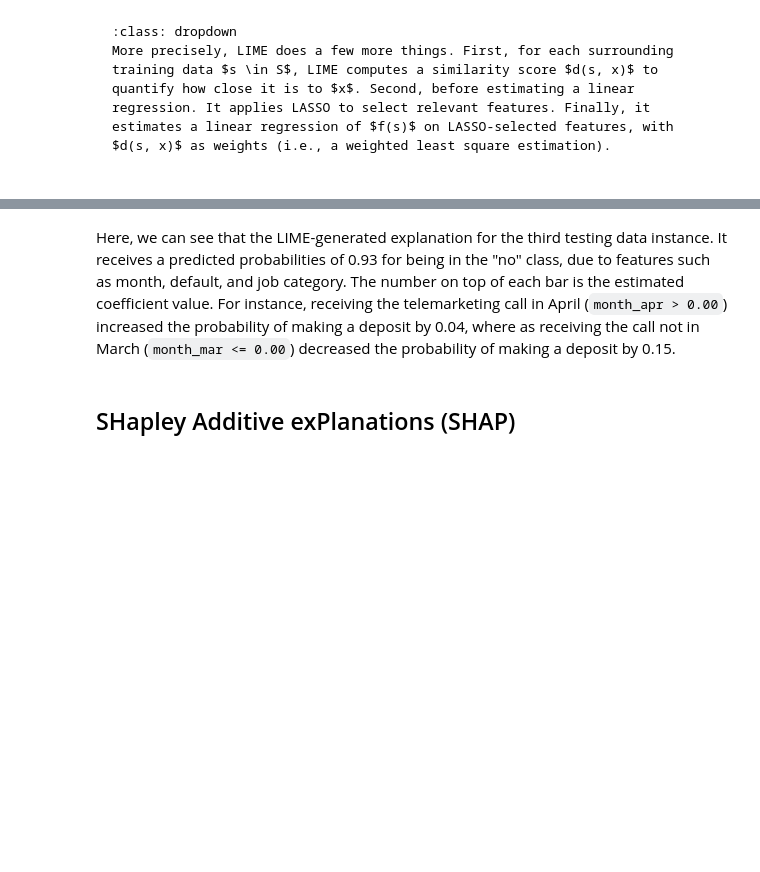
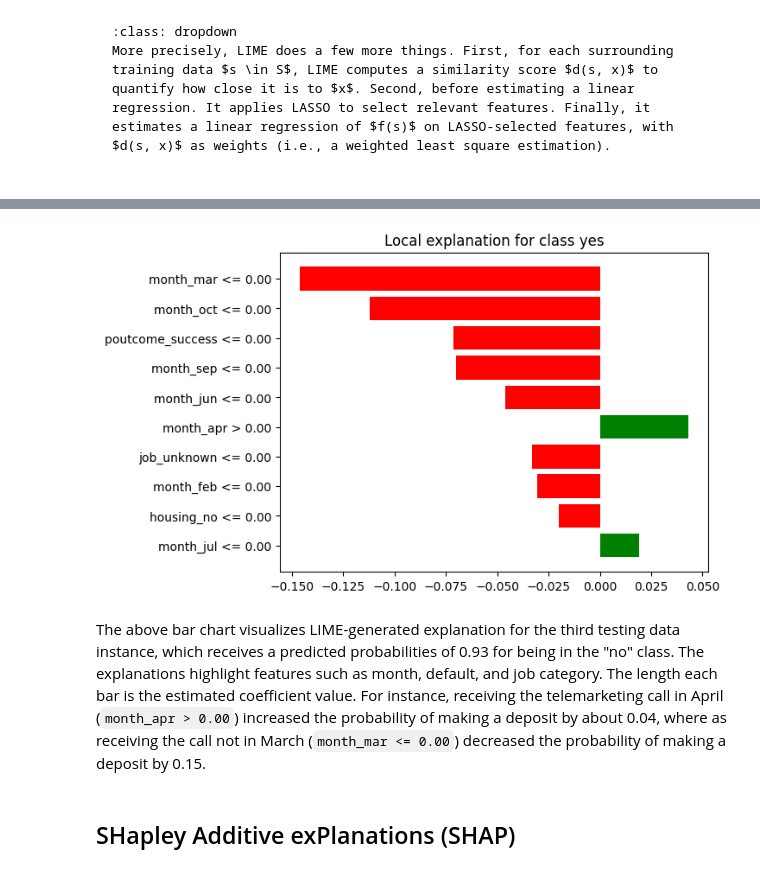
Before and after one commit to mochenyang/Responsible-AI, a Jupyter notebook: book/content/2-3-local.ipynb, the cells around one changed output, grey strips where cells are left out. Saved outputs shown, nothing was run; the diff lists cells and outputs as text; code cells hidden in the pictures; blank space fills up the shorter version.

Commit message:
minor formatting updates

````diff
--- a/book/content/2-3-local.ipynb
+++ b/book/content/2-3-local.ipynb
@@ -89,6 +87,5 @@ lime_explainer = lime.lime_tabular.LimeTabularExplainer(X_train,
 # num_features: maximum number of features present in explanation
 exp = lime_explainer.explain_instance(X_test[2], rf_clf.predict_proba, num_features = 10)
 # visualize the explanation
-# show_table and show_all will display the feature values of this data instance in table format
-exp.show_in_notebook(show_table = True, show_all = True)
+_ = exp.as_pyplot_figure()
 # %% [output]
@@ -96,5 +92,6 @@ exp.show_in_notebook(show_table = True, show_all = True)
+[figure, added]
 # %% [markdown]
-Here, we can see that the LIME-generated explanation for the third testing data instance. It receives a predicted probabilities of 0.93 for being in the "no" class, due to features such as month, default, and job category. The number on top of each bar is the estimated coefficient value. For instance, receiving the telemarketing call in April (```month_apr > 0.00```) increased the probability of making a deposit by 0.04, where as receiving the call not in March (```month_mar <= 0.00```) decreased the probability of making a deposit by 0.15.
+The above bar chart visualizes LIME-generated explanation for the third testing data instance, which receives a predicted probabilities of 0.93 for being in the "no" class. The explanations highlight features such as month, default, and job category. The length each bar is the estimated coefficient value. For instance, receiving the telemarketing call in April (```month_apr > 0.00```) increased the probability of making a deposit by about 0.04, where as receiving the call not in March (```month_mar <= 0.00```) decreased the probability of making a deposit by 0.15.
 # %% [markdown]
 ## SHapley Additive exPlanations (SHAP)
 # %% [markdown]
````
Also changed, not shown: parts of 2 cells of this notebook, 1 other file.
